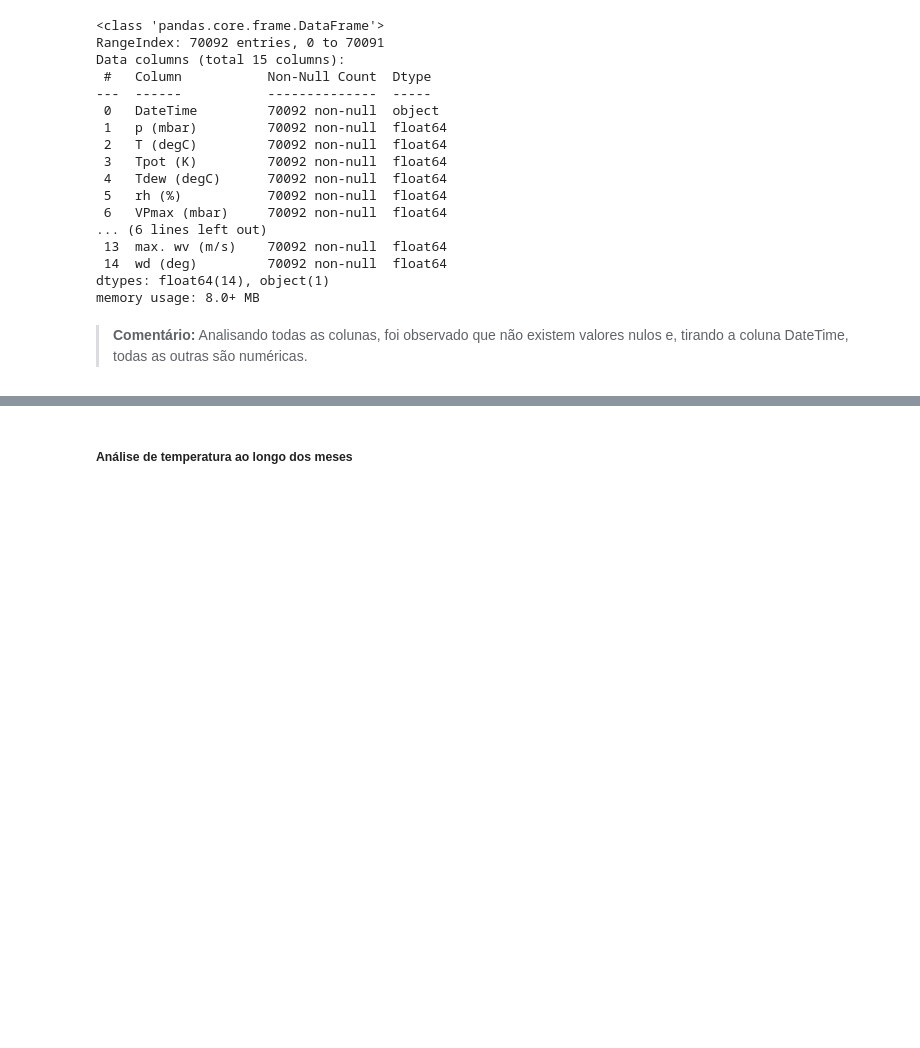
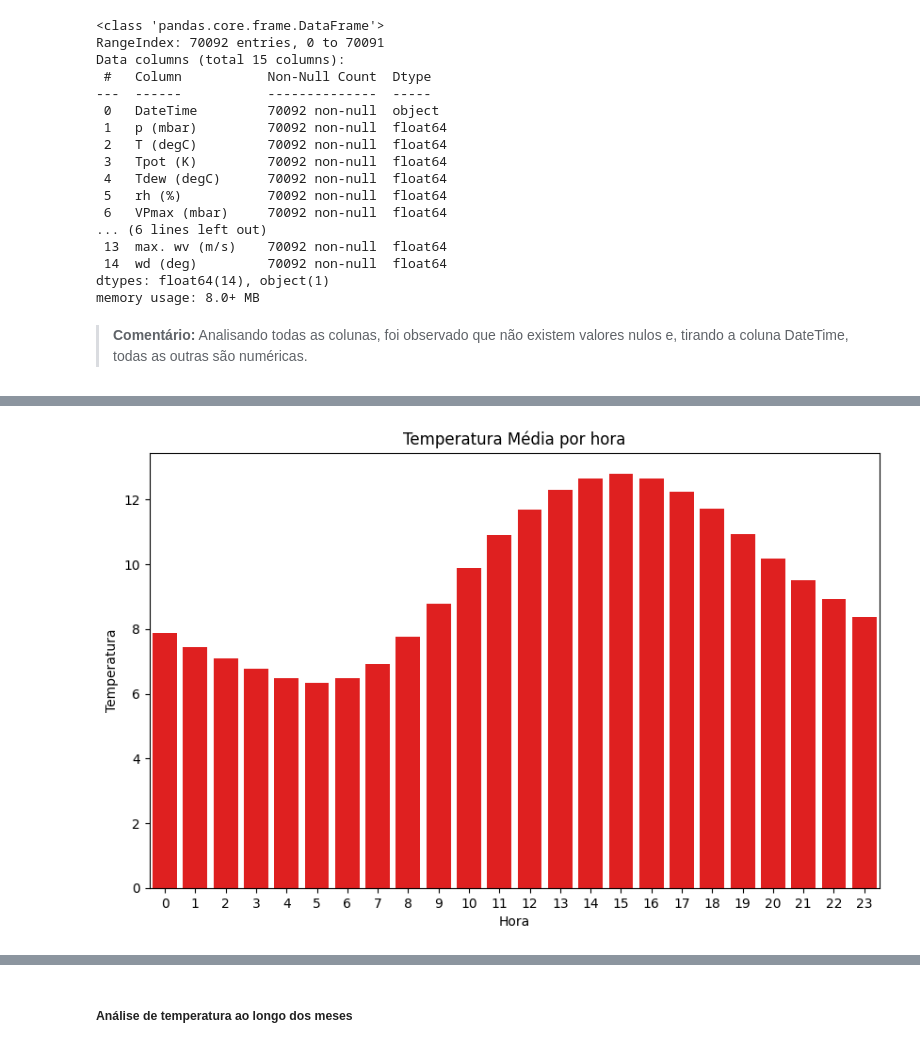
Before and after one commit to gabryelsguedes/previsao-do-tempo, a Jupyter notebook: fiec/analise_exploratoria.ipynb, the cells around one changed output, grey strips where cells are left out. Saved outputs shown, nothing was run; the diff lists cells and outputs as text; code cells hidden in the pictures; blank space fills up the shorter version.

```diff
--- a/fiec/analise_exploratoria.ipynb
+++ b/fiec/analise_exploratoria.ipynb
@@ -87,0 +99,11 @@ df = df[df.ano<2017]
+# %%
+df_media = df.groupby('hora')['T (degC)'].mean().reset_index()
+fig, ax = plt.subplots(figsize=(10,6))
+
+sns.barplot(data=df_media, x='hora', y='T (degC)', color="r")
+ax.set_title("Temperatura Média por hora")
+ax.set_xlabel("Hora")
+ax.set_ylabel("Temperatura")
+plt.show()
+# %% [output]
+[figure, added]
```
Also changed, not shown: parts of 4 cells of this notebook, 2 other files.
